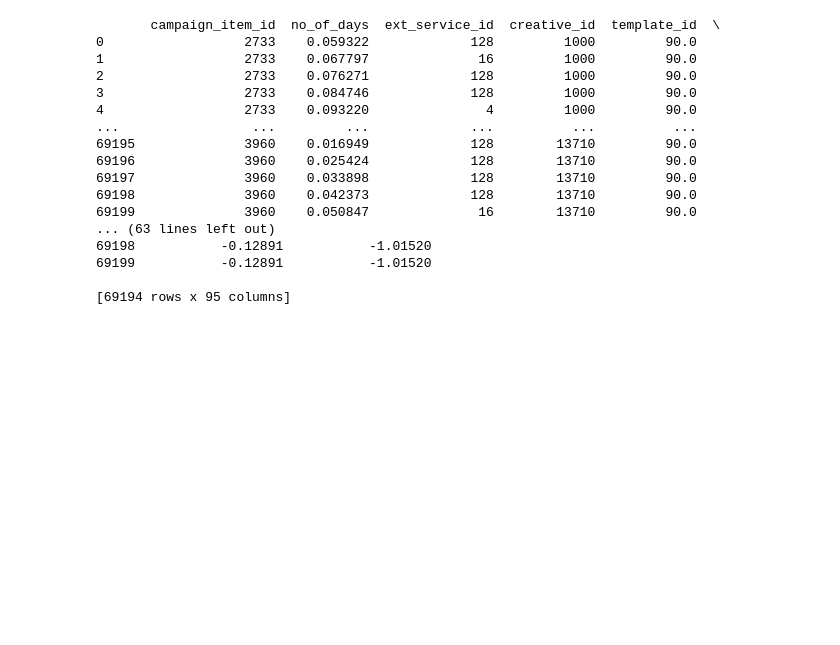
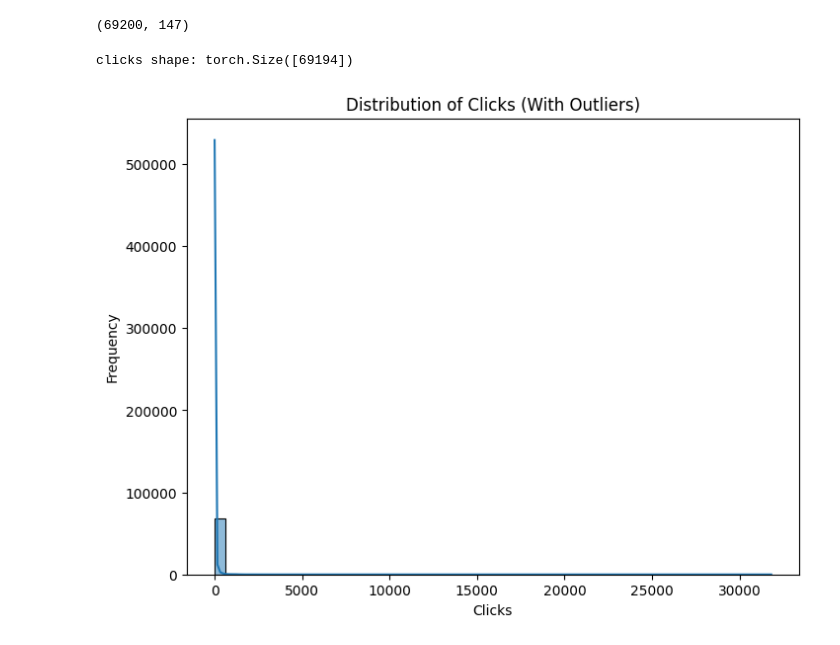
Before and after one commit to GinuraAdikari/InsightHive, a Jupyter notebook: Customer Engagement prediction/Models/SAGEConv.ipynb, the cells around one changed output. Drawn from its saved outputs; the diff is of its cells as text; code cells hidden in the pictures; blank space fills up the shorter version.

```diff
--- a/Customer Engagement prediction/Models/SAGEConv.ipynb
+++ b/Customer Engagement prediction/Models/SAGEConv.ipynb
@@ -11,6 +11,13 @@ df = pd.read_csv('../Datasets/processed_data.csv')
 df_advertiser = pd.read_csv('../Datasets/advertiser_embeddings.csv')
 df_keywords = pd.read_csv('../Datasets/keyword_embeddings.csv')
 df_search_tags = pd.read_csv('../Datasets/search_tag_embeddings.csv')
+# %%
+# Concatenate df_keywords and df_search_tags with the main df along the columns
+df = pd.concat([df, df_keywords, df_search_tags], axis=1)
+
+print(df.shape)  # Verify the shape to ensure the merge is correct
+# %% [output]
+(69200, 147)
 # %%
 
 # Merge embeddings with the main dataset (df) based on advertiser name
@@ -27,20 +31,21 @@ df_search_tags = df_search_tags.drop(index=rows_to_remove, errors='ignore')
-# %%
-print(df)
-# %% [output]
-       campaign_item_id  no_of_days  ext_service_id  creative_id  template_id  \
-0                  2733    0.059322             128         1000         90.0
-1                  2733    0.067797              16         1000         90.0
-2                  2733    0.076271             128         1000         90.0
-3                  2733    0.084746             128         1000         90.0
-4                  2733    0.093220               4         1000         90.0
-...                 ...         ...             ...          ...          ...
-69195              3960    0.016949             128        13710         90.0
-69196              3960    0.025424             128        13710         90.0
-69197              3960    0.033898             128        13710         90.0
-69198              3960    0.042373             128        13710         90.0
-69199              3960    0.050847              16        13710         90.0
-... (63 lines left out)
-69198           -0.12891           -1.01520
-69199           -0.12891           -1.01520
-
-[69194 rows x 95 columns]
+# %%
+# The corresponding click values for each record
+click_values = torch.tensor(df['clicks'].values, dtype=torch.float)
+click_values = click_values.view(-1).float()
+
+# Ensure shapes are appropriate
+print(f"clicks shape: {click_values.shape}")
+# %% [output]
+clicks shape: torch.Size([69194])
+# %%
+import matplotlib.pyplot as plt
+import seaborn as sns
+
+plt.figure(figsize=(8, 6))
+sns.histplot(click_values, bins=50, kde=True)
+plt.title('Distribution of Clicks (With Outliers)')
+plt.xlabel('Clicks')
+plt.ylabel('Frequency')
+plt.show()
+# %% [output]
+[figure, added]
```
Also changed, not shown: parts of 23 cells of this notebook, 25 other files.
